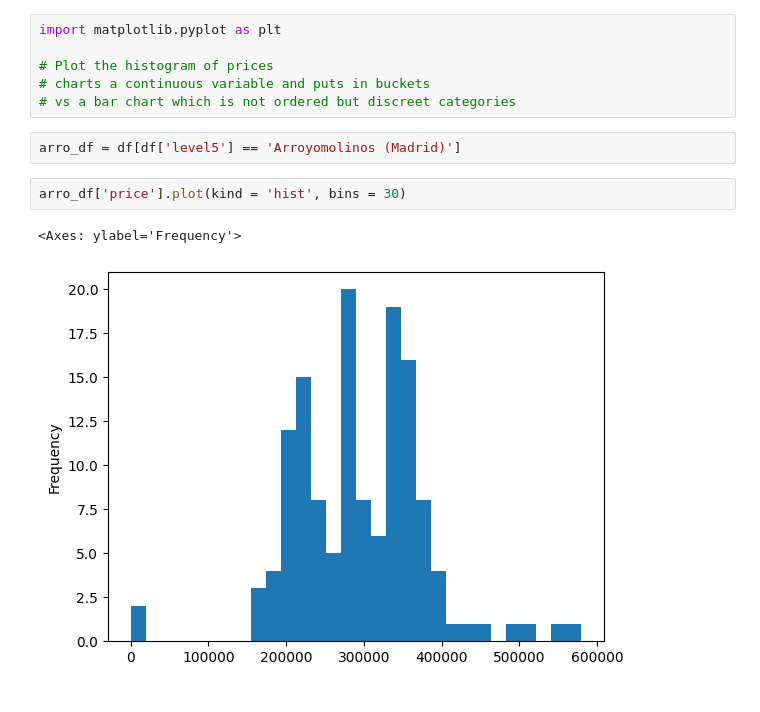
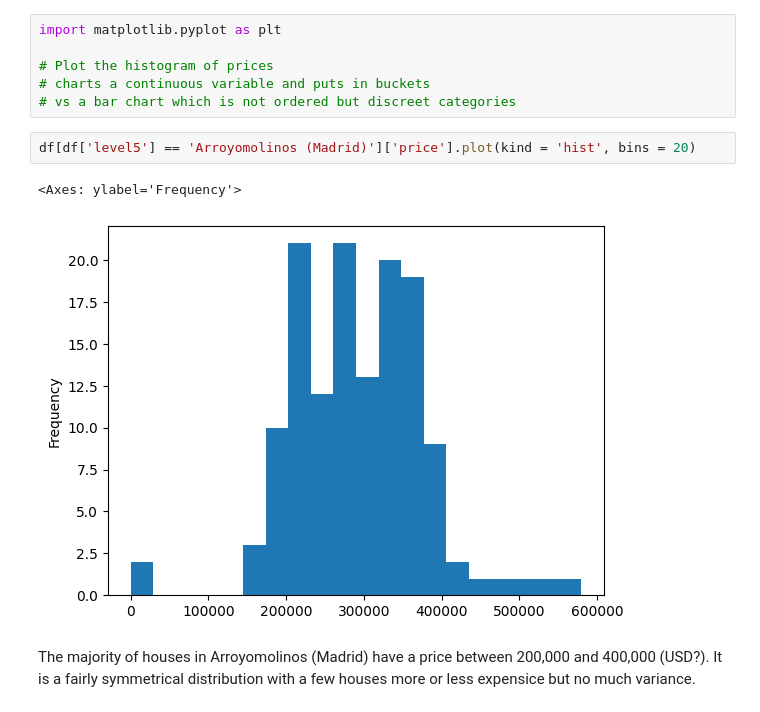
Before and after one commit to sosier01/data-clean-up-pandas-for-beginners-project, a Jupyter notebook: project.ipynb, the cells around one changed output. Drawn from its saved outputs; the diff is of its cells as text.

```diff
--- a/project.ipynb
+++ b/project.ipynb
@@ -309,10 +291,10 @@ import matplotlib.pyplot as plt
 # Plot the histogram of prices
 # charts a continuous variable and puts in buckets
 # vs a bar chart which is not ordered but discreet categories
-# %%
-arro_df = df[df['level5'] == 'Arroyomolinos (Madrid)']
 # %%
-arro_df['price'].plot(kind = 'hist', bins = 30)
+df[df['level5'] == 'Arroyomolinos (Madrid)']['price'].plot(kind = 'hist', bins = 20)
 # %% [output]
 <Axes: ylabel='Frequency'>
-[figure, old version]
+[figure, new version]
+# %% [markdown]
+The majority of houses in Arroyomolinos (Madrid) have a price between 200,000 and 400,000 (USD?). It is a fairly symmetrical distribution with a few houses more or less expensice but no much variance.
```
Also changed, not shown: parts of 8 cells of this notebook.
